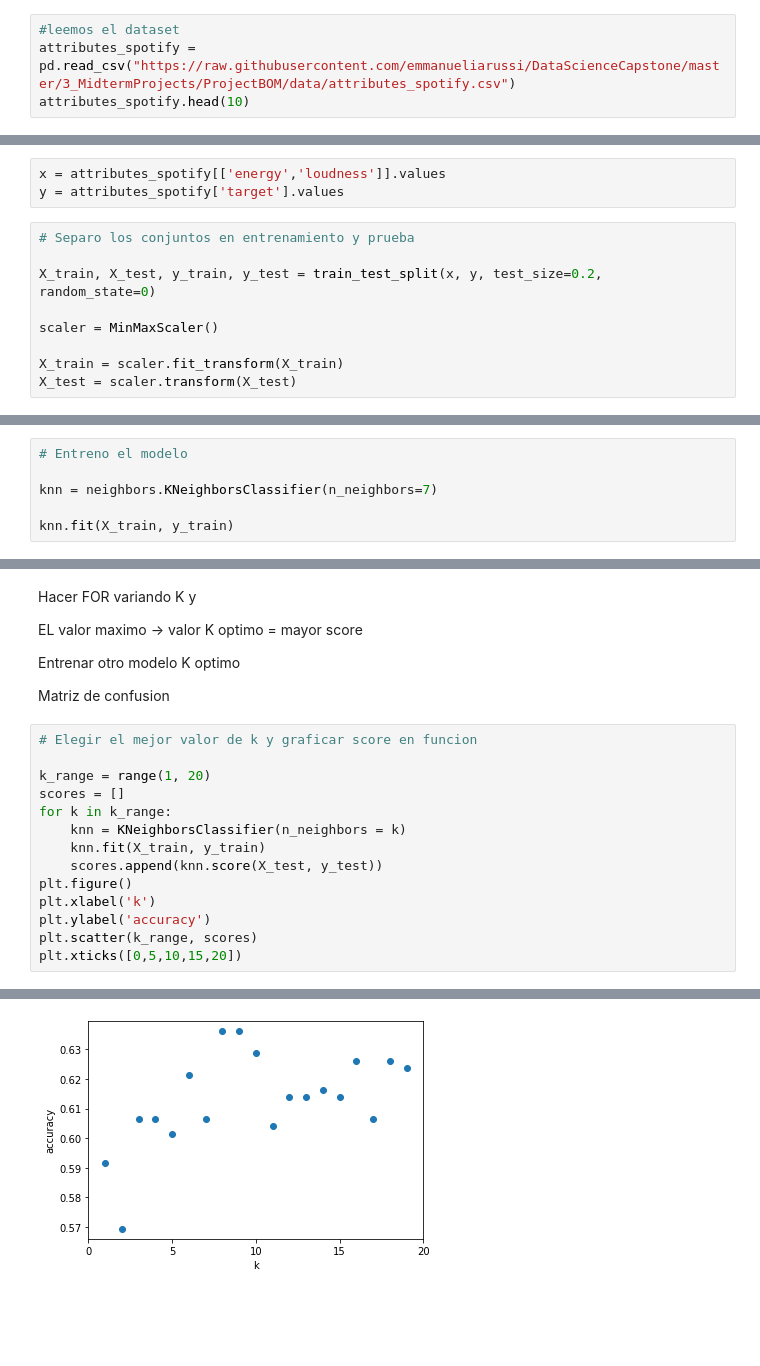
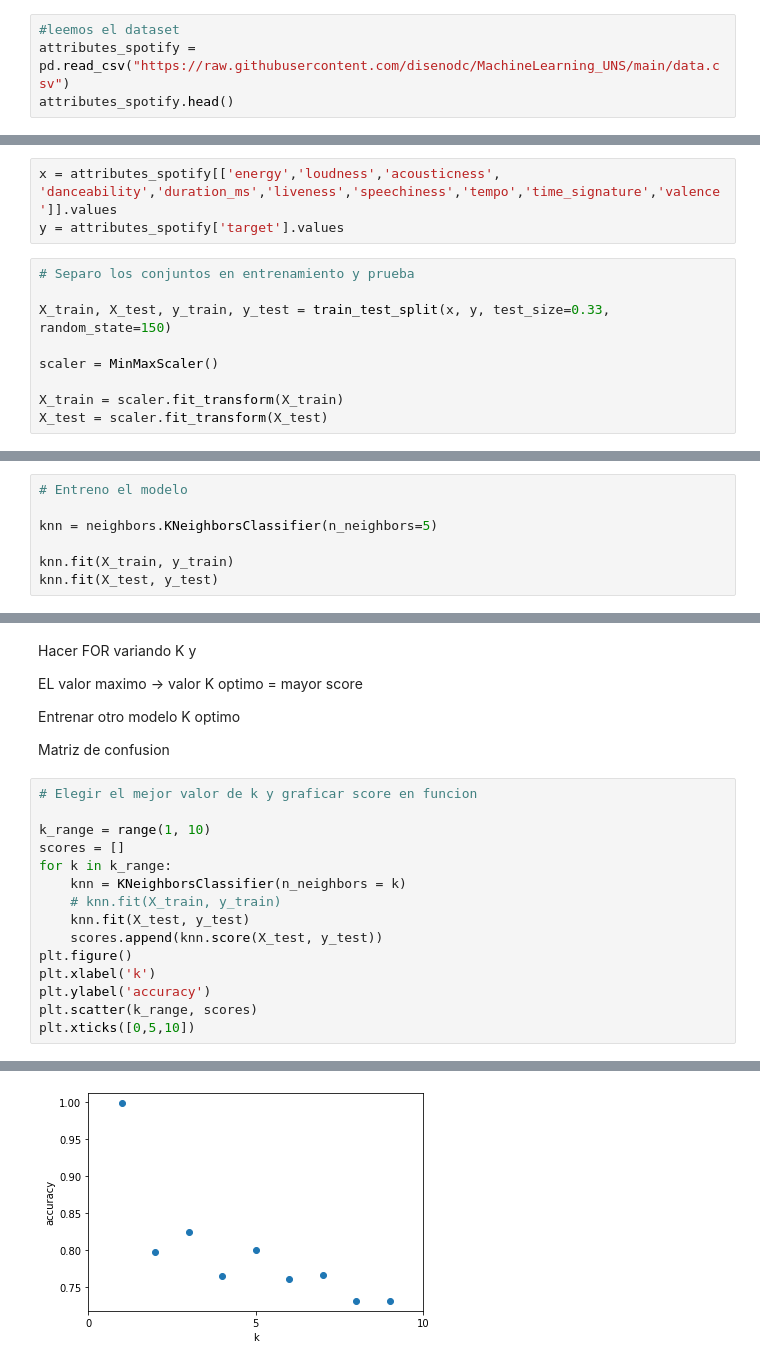
Before and after one commit to disenodc/MachineLearning_UNS, a Jupyter notebook: TP3_3_Spotify.ipynb, the cells around one changed output, grey strips where cells are left out. Saved outputs shown, nothing was run; the diff lists cells and outputs as text; blank space fills up the shorter version.

```diff
--- a/TP3_3_Spotify.ipynb
+++ b/TP3_3_Spotify.ipynb
@@ -24,7 +23,7 @@ from sklearn import neighbors, datasets, preprocessing
 from sklearn.model_selection import train_test_split
 # %%
 #leemos el dataset
-attributes_spotify = pd.read_csv("https://raw.githubusercontent.com/emmanueliarussi/DataScienceCapstone/master/3_MidtermProjects/ProjectBOM/data/attributes_spotify.csv")
-attributes_spotify.head(10)
+attributes_spotify = pd.read_csv("https://raw.githubusercontent.com/disenodc/MachineLearning_UNS/main/data.csv")
+attributes_spotify.head()
 # %% [output]
 |  | Unnamed: 0 | acousticness | danceability | duration_ms | energy | instrumentalness | key | liveness | ... |
@@ -41,15 +51,15 @@ attributes_spotify.head(10)
 # %%
-x = attributes_spotify[['energy','loudness']].values
+x = attributes_spotify[['energy','loudness','acousticness', 'danceability','duration_ms','liveness','speechiness','tempo','time_signature','valence']].values
 y = attributes_spotify['target'].values
 # %%
 # Separo los conjuntos en entrenamiento y prueba
 
-X_train, X_test, y_train, y_test = train_test_split(x, y, test_size=0.2, random_state=0)
+X_train, X_test, y_train, y_test = train_test_split(x, y, test_size=0.33, random_state=150)
 
 scaler = MinMaxScaler()
 
 X_train = scaler.fit_transform(X_train)
-X_test = scaler.transform(X_test)
+X_test = scaler.fit_transform(X_test)
 # %%
 print(attributes_spotify.groupby('target').size())
 # %% [output]
@@ -60,7 +70,8 @@ dtype: int64
 # %%
 # Entreno el modelo
 
-knn = neighbors.KNeighborsClassifier(n_neighbors=7)
+knn = neighbors.KNeighborsClassifier(n_neighbors=5)
 
 knn.fit(X_train, y_train)
+knn.fit(X_test, y_test)
 # %% [output]
@@ -86,17 +97,18 @@ Matriz de confusion
 # %%
 # Elegir el mejor valor de k y graficar score en funcion
 
-k_range = range(1, 20)
+k_range = range(1, 10)
 scores = []
 for k in k_range:
     knn = KNeighborsClassifier(n_neighbors = k)
-    knn.fit(X_train, y_train)
+    # knn.fit(X_train, y_train)
+    knn.fit(X_test, y_test)
     scores.append(knn.score(X_test, y_test))
 plt.figure()
 plt.xlabel('k')
 plt.ylabel('accuracy')
 plt.scatter(k_range, scores)
-plt.xticks([0,5,10,15,20])
+plt.xticks([0,5,10])
 # %% [output]
 ([<matplotlib.axis.XTick at 0x...>,
   <matplotlib.axis.XTick at 0x...>,
@@ -107 +117 @@ plt.xticks([0,5,10,15,20])
-[figure, old version]
+[figure, new version]
```
Also changed, not shown: parts of 11 cells of this notebook.
